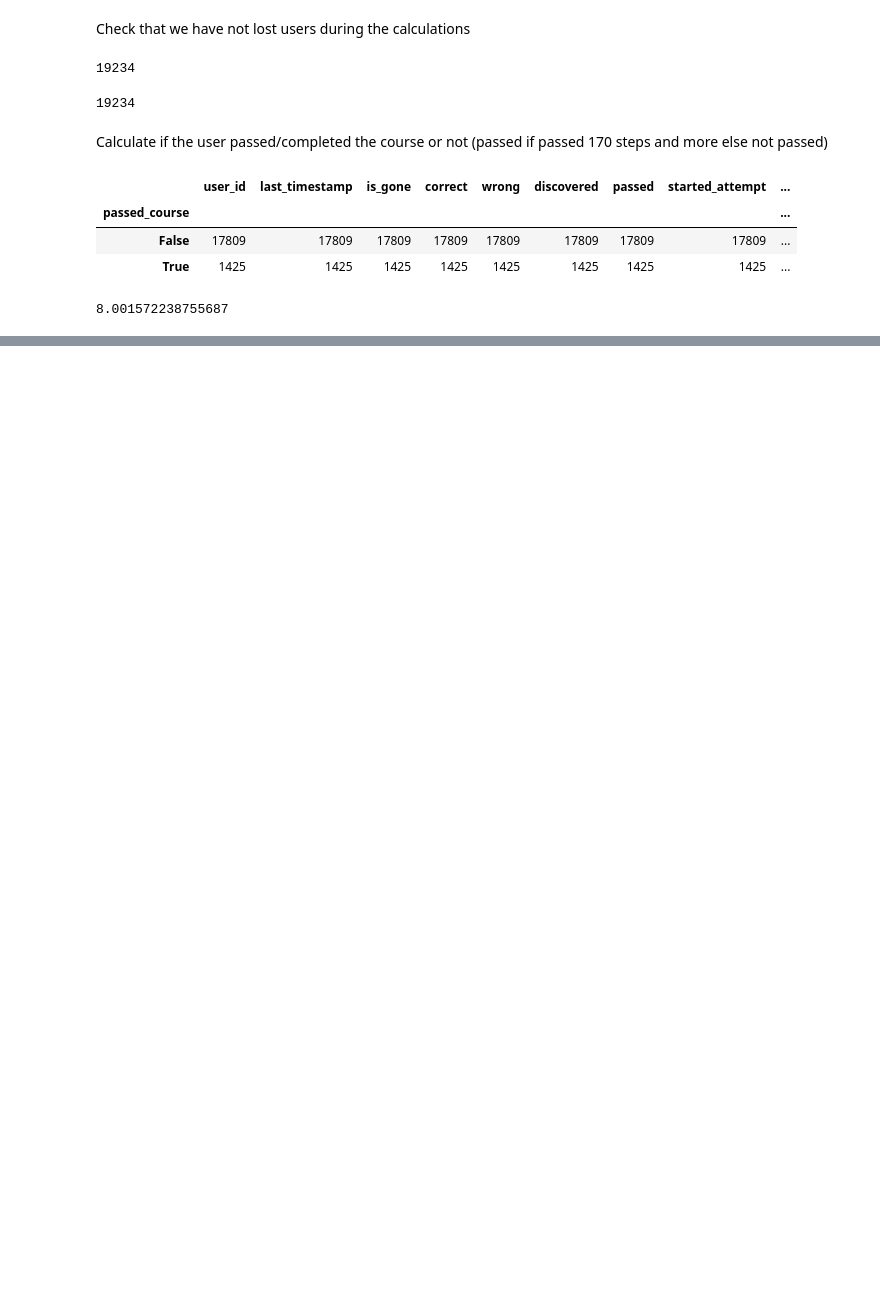
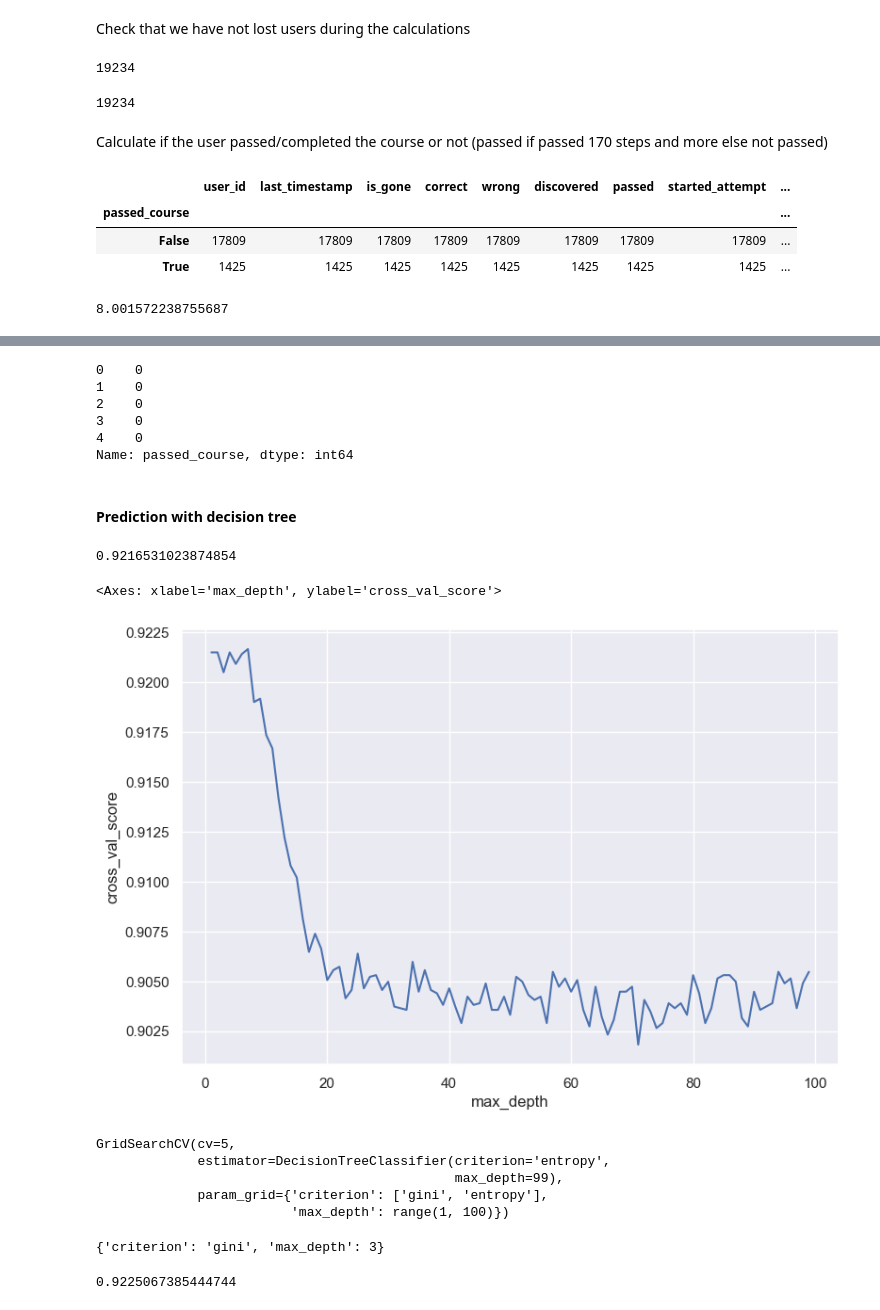
Before and after one commit to alisaexists/stepik-data-science-course, a Jupyter notebook: Stepik_ML_Contest/main.ipynb, the cells around one changed output, grey strips where cells are left out. Drawn from its saved outputs; the diff is of its cells as text; code cells hidden in the pictures; blank space fills up the shorter version.

```diff
--- a/Stepik_ML_Contest/main.ipynb
+++ b/Stepik_ML_Contest/main.ipynb
@@ -312,0 +496,4 @@ users_data.groupby('passed_course').count()
+# %%
+# Move user_id from features to index (for training)
+X = X.set_index(X.user_id)
+X = X.drop('user_id', axis=1)
@@ -312,0 +510,11 @@ users_data.groupby('passed_course').count()
+# %%
+y.head()
+# %% [output]
+0    0
+1    0
+2    0
+3    0
+4    0
+Name: passed_course, dtype: int64
+# %% [markdown]
+#### **Prediction with decision tree**
@@ -312,0 +525,25 @@ users_data.groupby('passed_course').count()
+# %%
+from sklearn.model_selection import train_test_split
+X_train, X_test, y_train, y_test = train_test_split(X, y, test_size=0.33, random_state=42)
+# %%
+scores_data = pd.DataFrame()
+max_depth_values = range(1, 100)
+# %%
+for max_depth in tqdm(max_depth_values):
+    clf = tree.DecisionTreeClassifier(criterion='entropy', max_depth=max_depth)
+
+    mean_cross_val_score = cross_val_score(clf, X_train, y_train, cv=5).mean()
+
+    temp_score_data = pd.DataFrame({'max_depth': [max_depth],
+                                    'cross_val_score': [mean_cross_val_score]})
+
+    scores_data = pd.concat([scores_data, temp_score_data])
+# %%
+scores_data.cross_val_score.max()
+# %% [output]
+0.9216531023874854
+# %%
+sns.lineplot(x='max_depth', y='cross_val_score', data=scores_data)
+# %% [output]
+<Axes: xlabel='max_depth', ylabel='cross_val_score'>
+[figure, added]
@@ -312,0 +555,12 @@ users_data.groupby('passed_course').count()
+# %%
+grid_search_cv_clf.fit(X_train, y_train)
+# %% [output]
+GridSearchCV(cv=5,
+             estimator=DecisionTreeClassifier(criterion='entropy',
+                                              max_depth=99),
+             param_grid={'criterion': ['gini', 'entropy'],
+                         'max_depth': range(1, 100)})
+# %%
+grid_search_cv_clf.best_params_
+# %% [output]
+{'criterion': 'gini', 'max_depth': 3}
@@ -312,0 +569,4 @@ users_data.groupby('passed_course').count()
+# %%
+best_clf.score(X_test, y_test)
+# %% [output]
+0.9225067385444744
```
Also changed, not shown: parts of 63 cells of this notebook, 12 other files.
